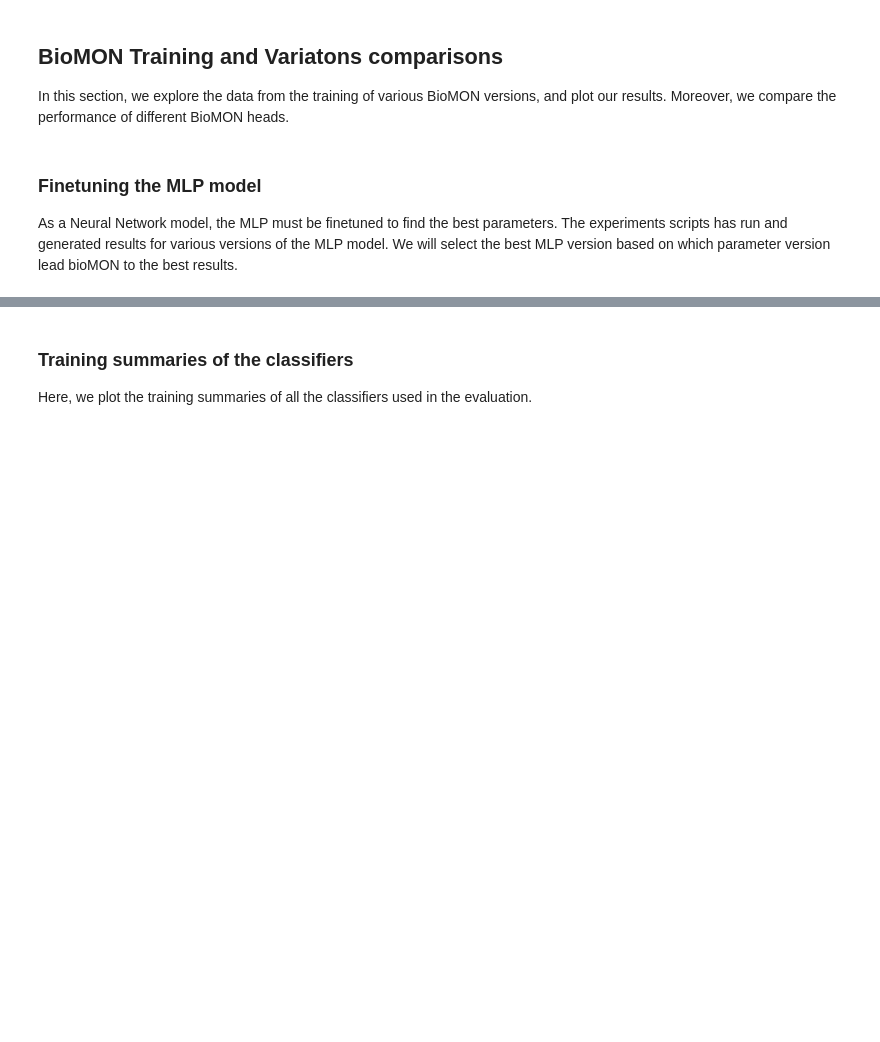
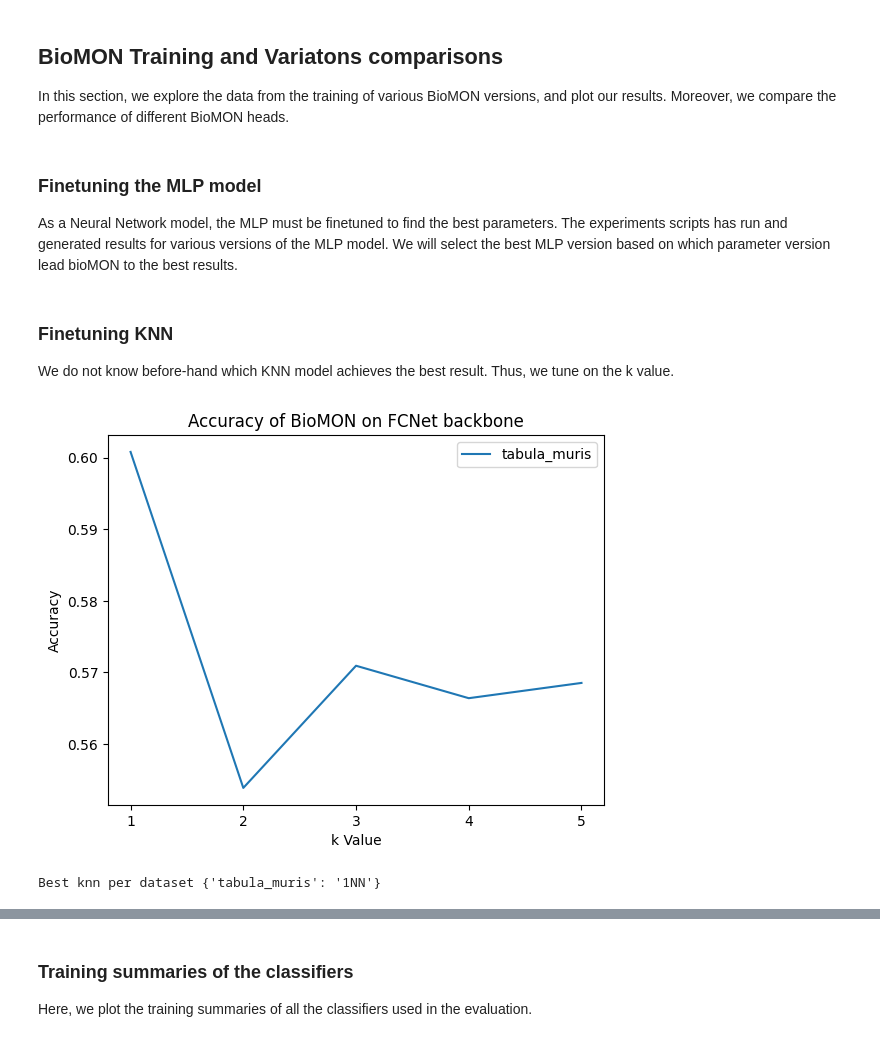
Before and after one commit to MChatzakis/BioMON, a Jupyter notebook: bioMON.ipynb, the cells around one changed output, grey strips where cells are left out. Drawn from its saved outputs; the diff is of its cells as text; code cells hidden in the pictures; blank space fills up the shorter version.

```diff
--- a/bioMON.ipynb
+++ b/bioMON.ipynb
@@ -38,3 +38,53 @@ In this section, we explore the data from the training of various BioMON version
 As a Neural Network model, the MLP must be finetuned to find the best parameters. The experiments scripts has run and generated results for various versions of the MLP model. We will select the best MLP version based on which parameter version lead bioMON to the best results.
 # %%
 # TODO!
+# %% [markdown]
+### Finetuning KNN
+
+We do not know before-hand which KNN model achieves the best result. Thus, we tune on the k value.
+# %%
+n_way = 5
+n_shot = 5
+n_query = 15
+
+backbone = "FCNet"
+datasets = ["tabula_muris"]
+knn = ["1", "2", "3", "4", "5"]
+
+best_knn = {}
+
+for dataset in datasets:
+    dataset_accuracies = []
+
+    best_acc = -1
+    best_model = None
+
+    for k in knn:
+        path = f"{RESULTS_DIR}/{dataset}/bioMON_{k}NN_{backbone}/{n_way}w{n_shot}s{n_query}q/"
+        data = pd.read_csv(path + "test_summary.csv")
+
+        test_line = data.iloc[2]
+        acc = test_line["acc_mean"] / 100
+        dataset_accuracies.append(acc)
+
+        if acc > best_acc:
+            best_acc = acc
+            best_model = f"{k}NN"
+
+    best_knn[dataset] = best_model
+
+    plt.plot(knn, dataset_accuracies, label=dataset)
+
+plt.xlabel("k Value")
+plt.ylabel("Accuracy")
+plt.title(f"Accuracy of BioMON on {backbone} backbone")
+plt.legend()
+
+plt.savefig(f"{SAVE_PLOTS_DIR}/knn.png")
+plt.show()
+
+
+print("Best knn per dataset", best_knn)
+# %% [output]
+[figure, added]
+Best knn per dataset {'tabula_muris': '1NN'}
```
Also changed, not shown: parts of 8 cells of this notebook, 7 other files.
